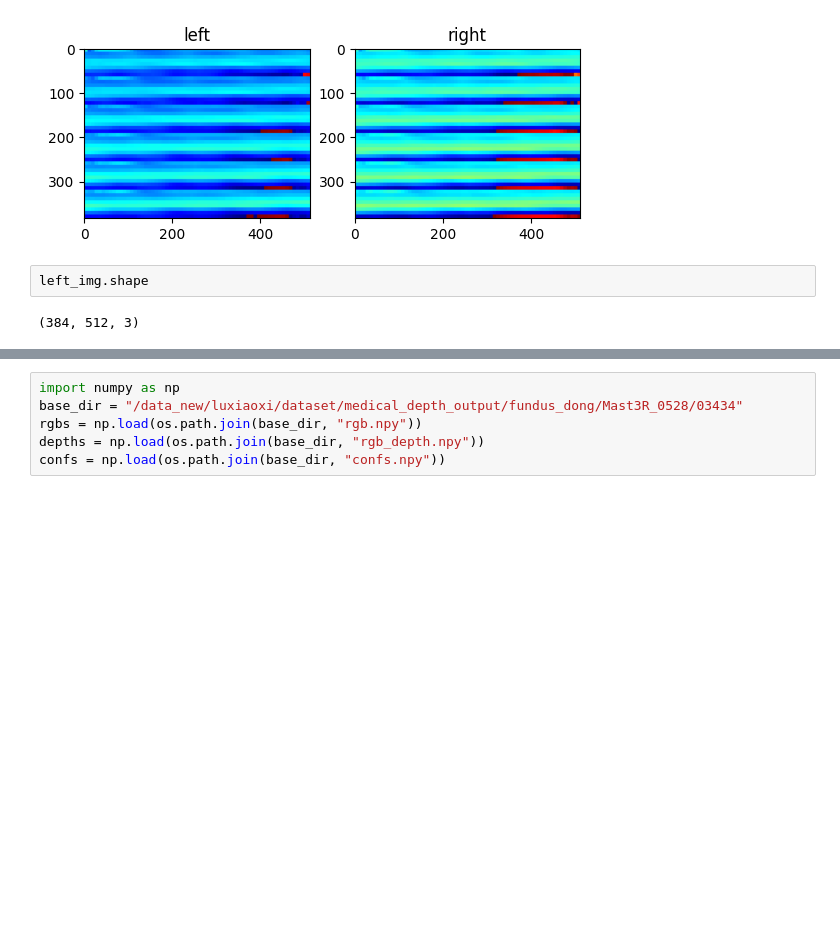
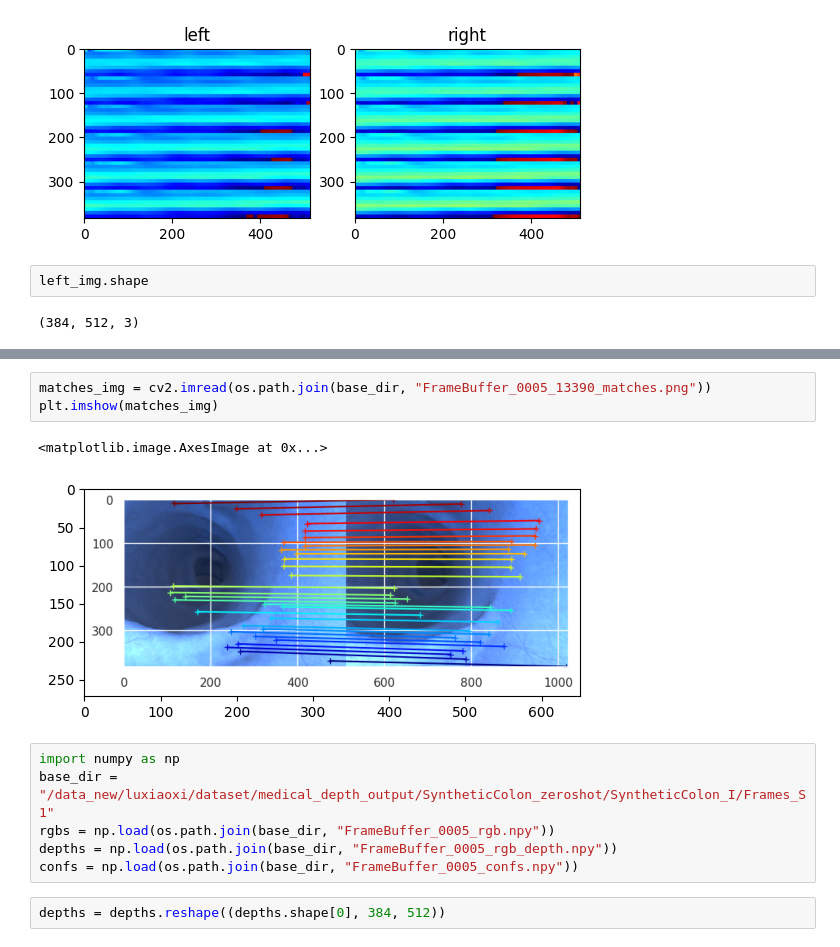
Before and after one commit to Sissi-lu/MedicalMast3R, a Jupyter notebook: zeroshot/inference_fundus_dong_step_by_step.ipynb, the cells around one changed output, grey strips where cells are left out. Cells and saved outputs as stored; diff of their text form; blank space fills up the shorter version.

```diff
--- a/zeroshot/inference_fundus_dong_step_by_step.ipynb
+++ b/zeroshot/inference_fundus_dong_step_by_step.ipynb
@@ -34,7 +34,15 @@ plt.imshow(comparison_img)
+# %%
+matches_img = cv2.imread(os.path.join(base_dir, "FrameBuffer_0005_13390_matches.png"))
+plt.imshow(matches_img)
+# %% [output]
+<matplotlib.image.AxesImage at 0x...>
+[figure, added]
 # %%
 import numpy as np
-base_dir = "/data_new/luxiaoxi/dataset/medical_depth_output/fundus_dong/Mast3R_0528/03434"
-rgbs = np.load(os.path.join(base_dir, "rgb.npy"))
-depths = np.load(os.path.join(base_dir, "rgb_depth.npy"))
-confs = np.load(os.path.join(base_dir, "confs.npy"))
+base_dir = "/data_new/luxiaoxi/dataset/medical_depth_output/SyntheticColon_zeroshot/SyntheticColon_I/Frames_S1"
+rgbs = np.load(os.path.join(base_dir, "FrameBuffer_0005_rgb.npy"))
+depths = np.load(os.path.join(base_dir, "FrameBuffer_0005_rgb_depth.npy"))
+confs = np.load(os.path.join(base_dir, "FrameBuffer_0005_confs.npy"))
+# %%
+depths = depths.reshape((depths.shape[0], 384, 512))
 # %%
```
Also changed, not shown: parts of 4 cells of this notebook, 4 other files.
